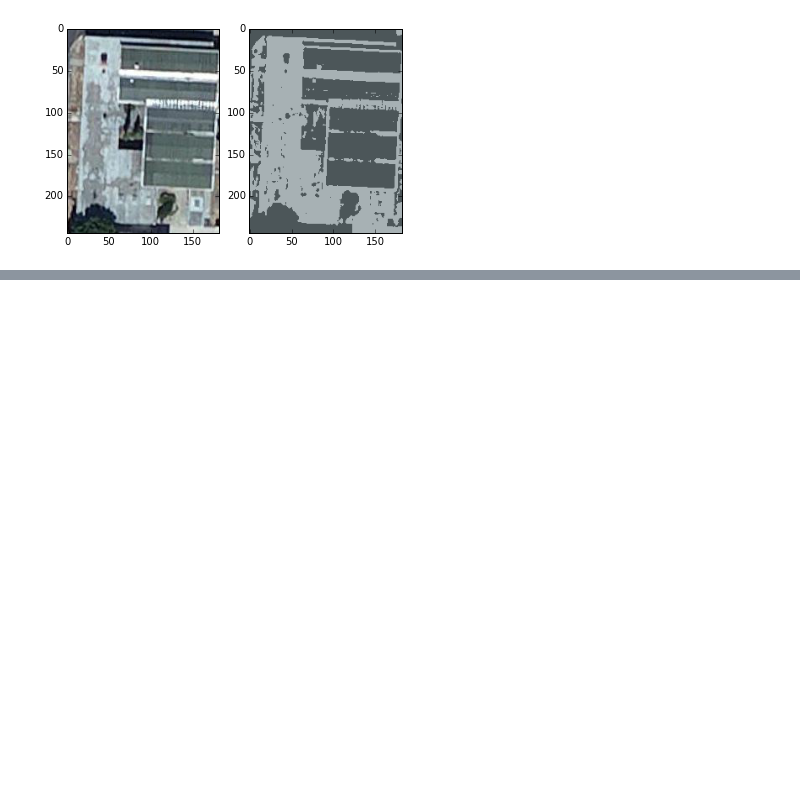
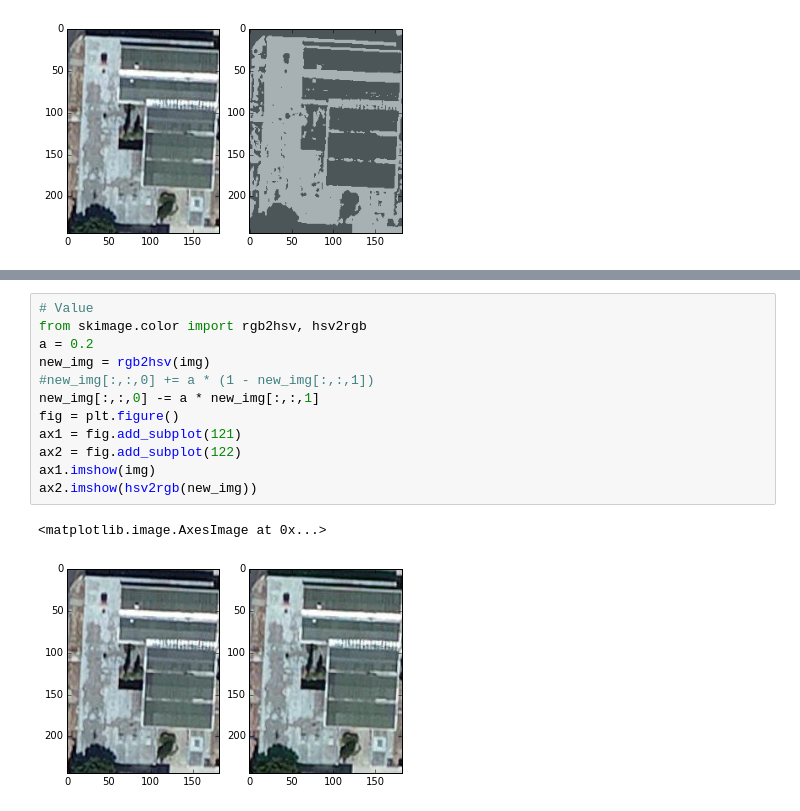
Before and after one commit to pvchaumier/dsg, a Jupyter notebook: notebooks/Image analysis.ipynb, the cells around one changed output, grey strips where cells are left out. Cells and saved outputs as stored; diff of their text form; blank space fills up the shorter version.

```diff
--- a/notebooks/Image analysis.ipynb
+++ b/notebooks/Image analysis.ipynb
@@ -132,0 +160,15 @@ ax2.imshow(new_img)
+# %%
+# Value
+from skimage.color import rgb2hsv, hsv2rgb
+a = 0.2
+new_img = rgb2hsv(img)
+#new_img[:,:,0] += a * (1 - new_img[:,:,1])
+new_img[:,:,0] -= a * new_img[:,:,1]
+fig = plt.figure()
+ax1 = fig.add_subplot(121)
+ax2 = fig.add_subplot(122)
+ax1.imshow(img)
+ax2.imshow(hsv2rgb(new_img))
+# %% [output]
+<matplotlib.image.AxesImage at 0x...>
+[figure, added]
```
Also changed, not shown: parts of 2 cells of this notebook, 1 other file.
